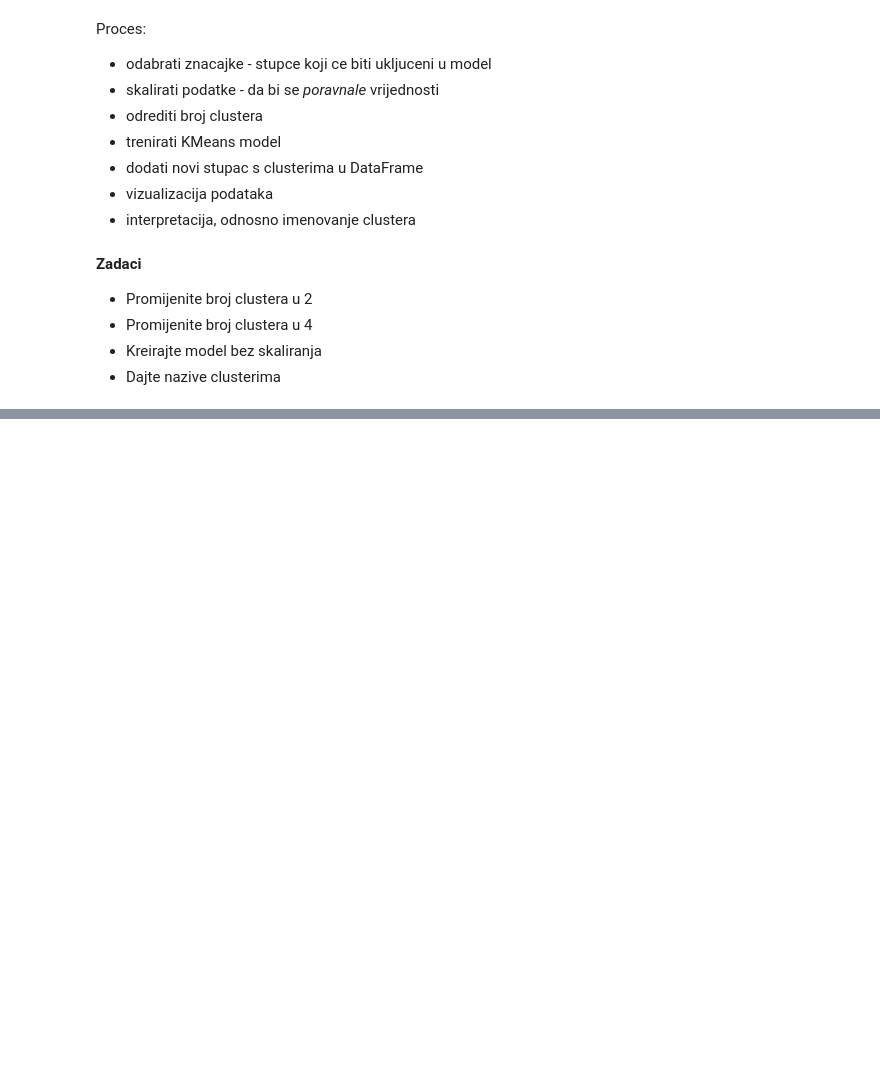
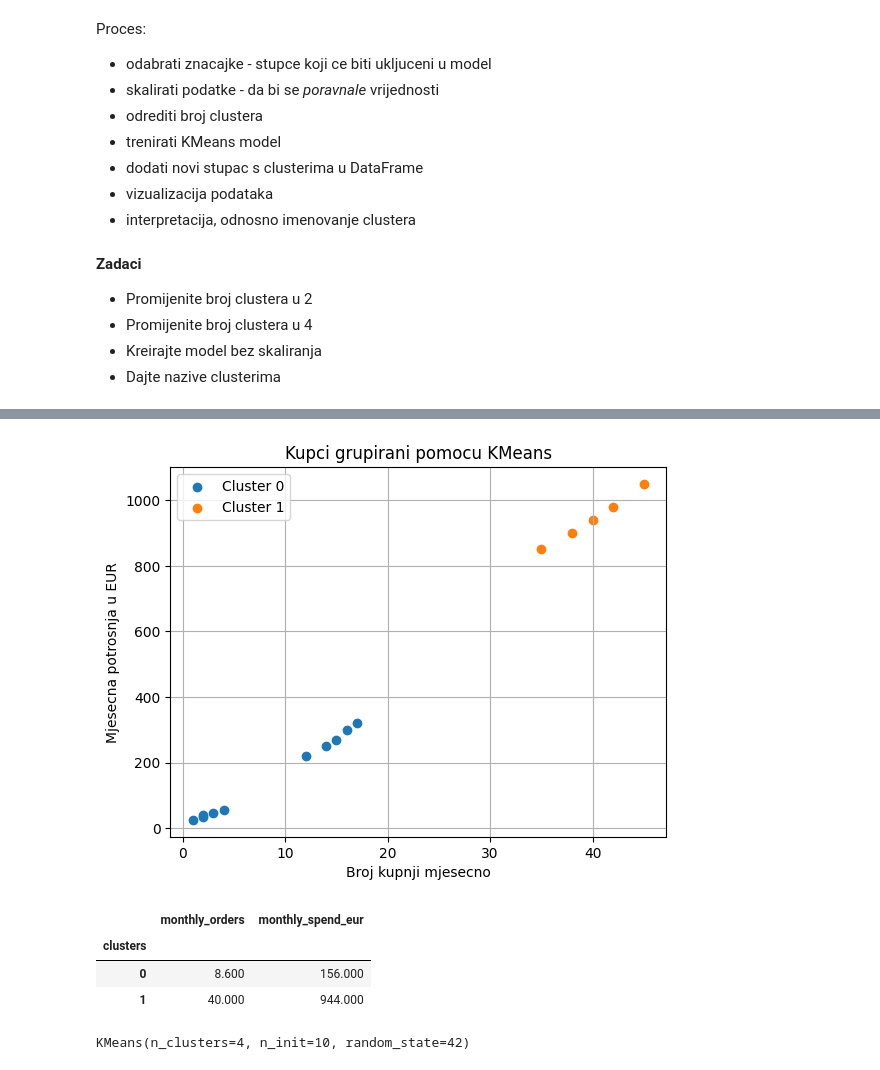
Before and after one commit to python-developer-algebra-klujic/pyds-ponavljanje, a Jupyter notebook: 15_Clustering.ipynb, the cells around one changed output, grey strips where cells are left out. Saved outputs shown, nothing was run; the diff lists cells and outputs as text; code cells hidden in the pictures; blank space fills up the shorter version.

```diff
--- a/15_Clustering.ipynb
+++ b/15_Clustering.ipynb
@@ -153,0 +156,4 @@ Proces:
+# %%
+# Promijenite broj clustera u 2
+kmeans_model = KMeans(n_clusters=2, random_state=42, n_init=10)
+kmeans_model.fit(X_scaled)
@@ -153,0 +162,3 @@ Proces:
+# %%
+customers['clusters'] = kmeans_model.labels_
+customers
@@ -153,0 +182,31 @@ Proces:
+# %%
+for cluster in sorted(customers['clusters'].unique()):
+    subset = customers[customers['clusters'] == cluster]
+    plt.scatter(subset.monthly_orders, subset.monthly_spend_eur, label=f'Cluster {cluster}')
+
+plt.title('Kupci grupirani pomocu KMeans')
+plt.xlabel('Broj kupnji mjesecno')
+plt.ylabel('Mjesecna potrosnja u EUR')
+plt.legend()
+plt.grid(True)
+plt.show()
+# %% [output]
+[figure, added]
+# %%
+cluster_summary = customers.groupby('clusters')[[
+    'monthly_orders',
+    'monthly_spend_eur'
+]].mean()
+
+cluster_summary
+# %% [output]
+|  | monthly_orders | monthly_spend_eur |
+| clusters |  |  |
+| 0 | 8.600 | 156.000 |
+| 1 | 40.000 | 944.000 |
+# %%
+# Promijenite broj clustera u 4
+kmeans_model = KMeans(n_clusters=4, random_state=42, n_init=10)
+kmeans_model.fit(X_scaled)
+# %% [output]
+KMeans(n_clusters=4, n_init=10, random_state=42)
```
Also changed, not shown: parts of 13 cells of this notebook.
